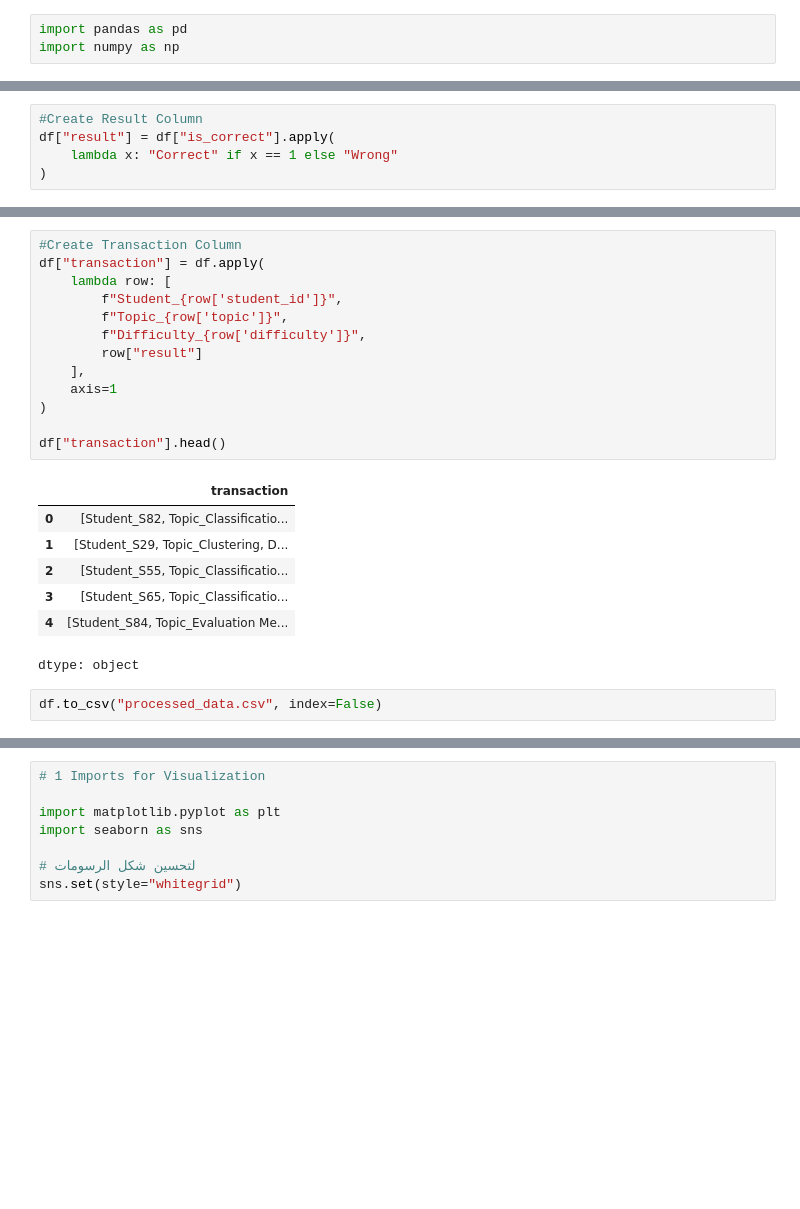
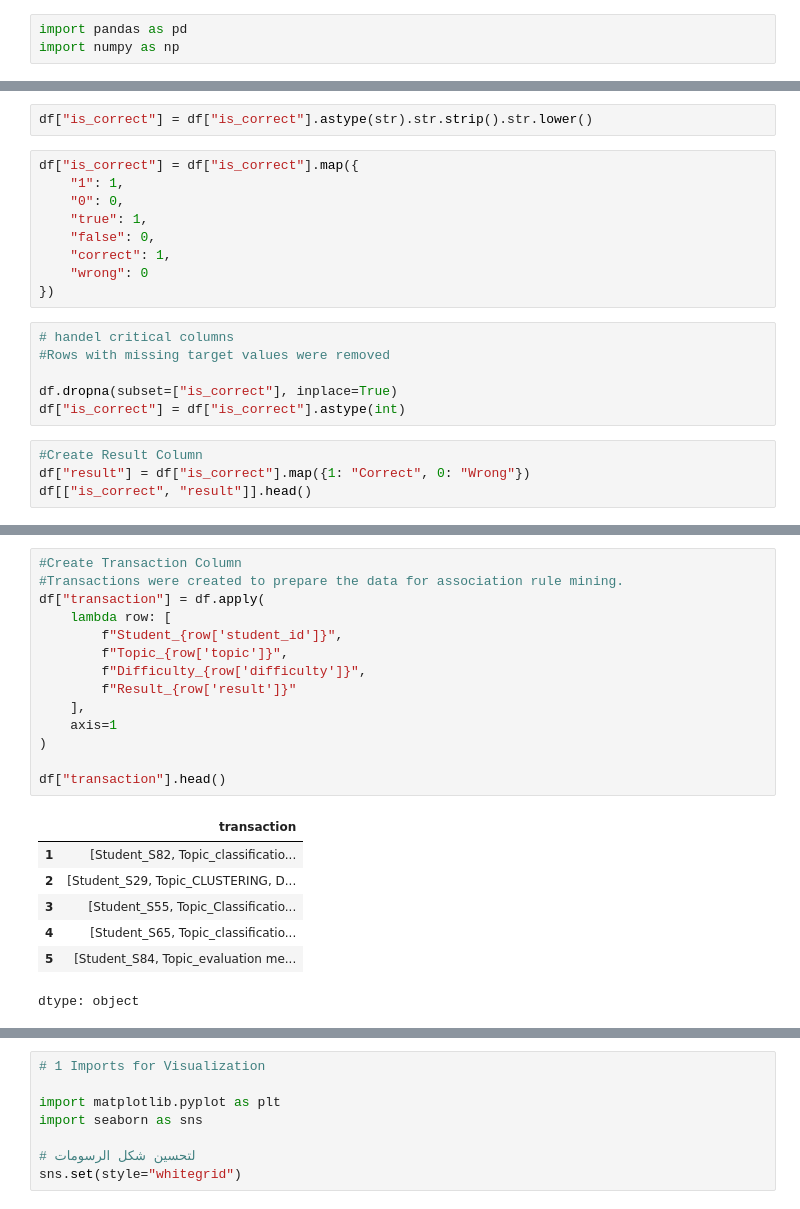
Before and after one commit to khloud-ibrahim/PersonalizedExam_app, a Jupyter notebook: Preprocessing_FP_Growth.ipynb, the cells around one changed output, grey strips where cells are left out. Drawn from its saved outputs; the diff is of its cells as text; blank space fills up the shorter version.

```diff
--- a/Preprocessing_FP_Growth.ipynb
+++ b/Preprocessing_FP_Growth.ipynb
@@ -71,5 +155,21 @@ df.dropna(subset=["is_correct"], inplace=True)
+# %%
+df["is_correct"] = df["is_correct"].astype(str).str.strip().str.lower()
+# %%
+df["is_correct"] = df["is_correct"].map({
+    "1": 1,
+    "0": 0,
+    "true": 1,
+    "false": 0,
+    "correct": 1,
+    "wrong": 0
+})
+# %%
+# handel critical columns
+#Rows with missing target values were removed
+
+df.dropna(subset=["is_correct"], inplace=True)
+df["is_correct"] = df["is_correct"].astype(int)
 # %%
 #Create Result Column
-df["result"] = df["is_correct"].apply(
-    lambda x: "Correct" if x == 1 else "Wrong"
-)
+df["result"] = df["is_correct"].map({1: "Correct", 0: "Wrong"})
+df[["is_correct", "result"]].head()
@@ -76,23 +183,22 @@ df["result"] = df["is_correct"].apply(
 # %%
 #Create Transaction Column
+#Transactions were created to prepare the data for association rule mining.
 df["transaction"] = df.apply(
     lambda row: [
         f"Student_{row['student_id']}",
         f"Topic_{row['topic']}",
         f"Difficulty_{row['difficulty']}",
-        row["result"]
+        f"Result_{row['result']}"
     ],
     axis=1
 )
 
 df["transaction"].head()
 # %% [output]
 |  | transaction |
-| 0 | [Student_S82, Topic_Classificatio... |
-| 1 | [Student_S29, Topic_Clustering, D... |
-| 2 | [Student_S55, Topic_Classificatio... |
-| 3 | [Student_S65, Topic_Classificatio... |
-| 4 | [Student_S84, Topic_Evaluation Me... |
+| 1 | [Student_S82, Topic_classificatio... |
+| 2 | [Student_S29, Topic_CLUSTERING, D... |
+| 3 | [Student_S55, Topic_Classificatio... |
+| 4 | [Student_S65, Topic_classificatio... |
+| 5 | [Student_S84, Topic_evaluation me... |
 dtype: object
-# %%
-df.to_csv("processed_data.csv", index=False)
```
Also changed, not shown: parts of 27 cells of this notebook.
